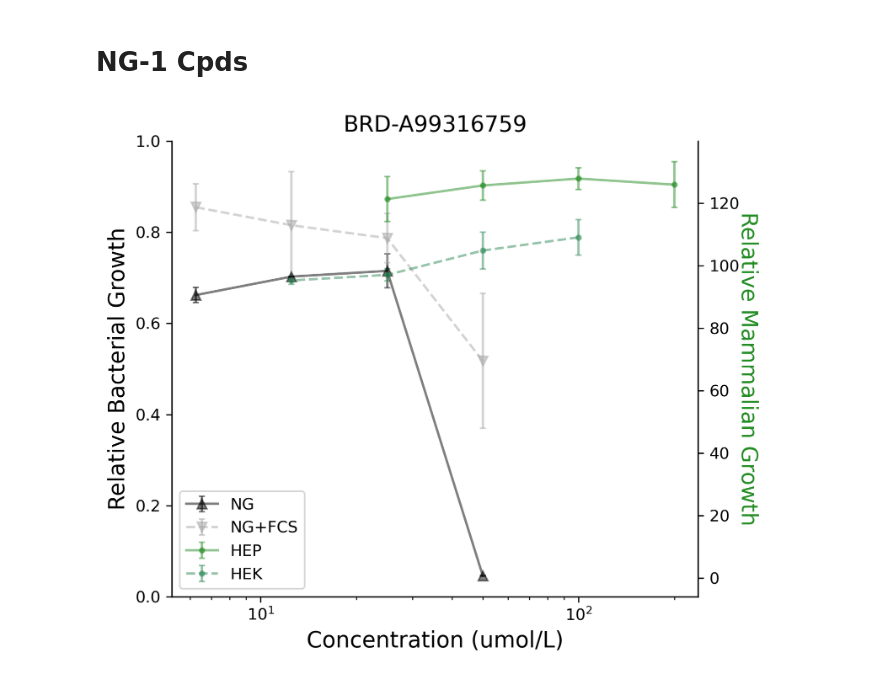
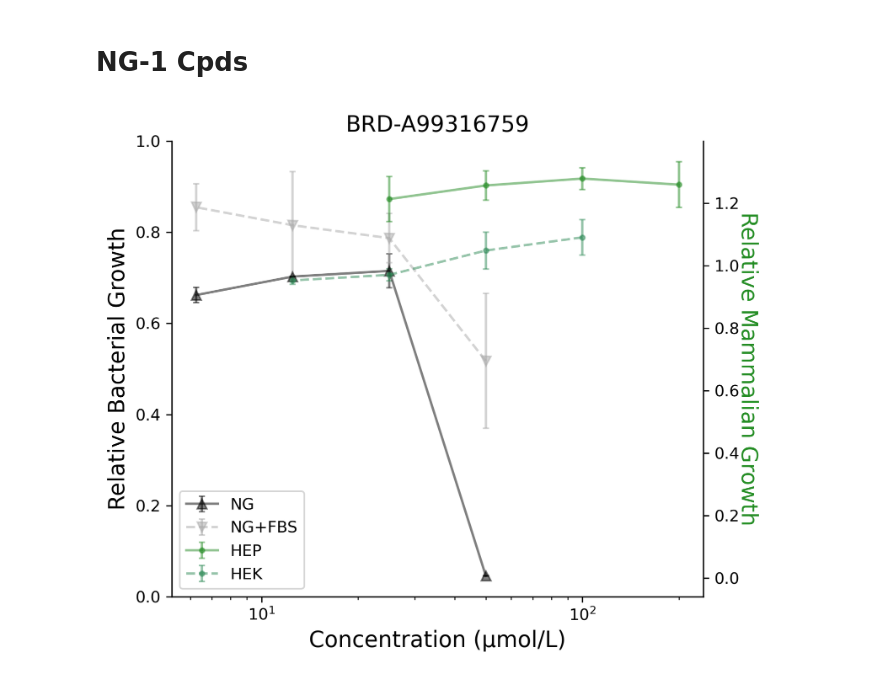
Before and after one commit to jackievaleri/fragments_design_ML, a Jupyter notebook: src/14B_figures_for_active_fragments.ipynb, the cells around one changed output. Cells and saved outputs as stored; diff of their text form; code cells hidden in the pictures.

```diff
--- a/src/14B_figures_for_active_fragments.ipynb
+++ b/src/14B_figures_for_active_fragments.ipynb
@@ -179,41 +179,41 @@ bact_concs = [50,25,12.5,6.25]
 hep_concs = [200,100,50,25]
 hek_concs = [100,50,25,12.5]
 
 # get OD values
-rep1 = [0.776523518,103.7437866,96.53505863,88.10458302]
-rep2 = [0.610256733,92.83060392,96.38295583,92.97787408]
-fbs_rep1 = [47.86362926,100.8819513,95.72335399,111.1155791]
-fbs_rep2 = [91.05697756,116.6627282,130.0763984,126.2151878]
+rep1 = [0.00776523518,1.037437866,0.9653505863,0.8810458302]
+rep2 = [0.00610256733,0.9283060392,0.9638295583,0.9297787408]
+fbs_rep1 = [0.4786362926,1.008819513,0.9572335399,1.111155791]
+fbs_rep2 = [0.9105697756,1.166627282,1.300763984,1.262151878]
 
 # last get tox readings
-hep_rep1 = [118.5776771,124.3733698,120.9732031,114.0835052]
-hep_rep2 = [133.1889115,131.2985938,130.2668542,128.4556563]
-hek_rep1 = [114.6477669,110.7059925,98.94806767,96.4435188]
-hek_rep2 = [103.4008732,98.90125352,95.07069718,94.02289437]
+hep_rep1 = [1.185776771,1.243733698,1.209732031,1.140835052]
+hep_rep2 = [1.331889115,1.312985938,1.302668542,1.284556563]
+hek_rep1 = [1.146477669,1.107059925,0.9894806767,0.964435188]
+hek_rep2 = [1.034008732,0.9890125352,0.9507069718,0.9402289437]
 
 data = [rep1,rep2]
 fbs_data = [fbs_rep1, fbs_rep2]
 hep_data = [hep_rep1, hep_rep2]
 hek_data = [hek_rep1, hek_rep2]
 
 fig, ax1 = plt.subplots(figsize = (6,5), dpi = 300)
 ax2 = ax1.twinx()
 plt.errorbar(bact_concs, np.mean(data, axis = 0), yerr = sp.sem(data, axis = 0), alpha = 0.5, marker = '^', linestyle = '-', color = 'black', label = 'NG', capsize = 2)
-plt.errorbar(bact_concs, np.mean(fbs_data, axis = 0), yerr = sp.sem(fbs_data, axis = 0), alpha = 0.5, marker = 'v', linestyle = '--', color = 'darkgrey', label = 'NG+FCS', capsize = 2)
+plt.errorbar(bact_concs, np.mean(fbs_data, axis = 0), yerr = sp.sem(fbs_data, axis = 0), alpha = 0.5, marker = 'v', linestyle = '--', color = 'darkgrey', label = 'NG+FBS', capsize = 2)
 plt.errorbar(hep_concs, np.mean(hep_data, axis = 0), yerr = sp.sem(hep_data, axis = 0), alpha = 0.5, marker = '.', linestyle = '-', color = 'forestgreen', label = 'HEP', capsize = 2)
 plt.errorbar(hek_concs, np.mean(hek_data, axis = 0), yerr = sp.sem(hek_data, axis = 0), alpha = 0.5, marker = '.', linestyle = '--', color = 'seagreen', label = 'HEK', capsize = 2)
 
-ax1.set_xlabel('Concentration (umol/L)', fontsize = fs)
+ax1.set_xlabel('Concentration (\u03BCmol/L)', fontsize = fs)
 plt.xscale('log')
 ax1.set_ylabel('Relative Bacterial Growth', fontsize = fs)
 ax2.set_ylabel('Relative Mammalian Growth', fontsize = fs, color = 'forestgreen', rotation = 270, labelpad=12)
 ax1.spines['top'].set_visible(False)
 ax2.spines['top'].set_visible(False)
 plt.title(title, fontsize = fs) #  + '\n' + cpd_smiles[i]
 plt.legend()
 plt.tight_layout()
 plt.savefig(path + title + '.png')
 plt.savefig(path + title + '.svg')
 plt.show()
 # %% [output]
-[figure, old version]
+[figure, new version]
```
Also changed, not shown: parts of 1 cell of this notebook, 38 other files.
